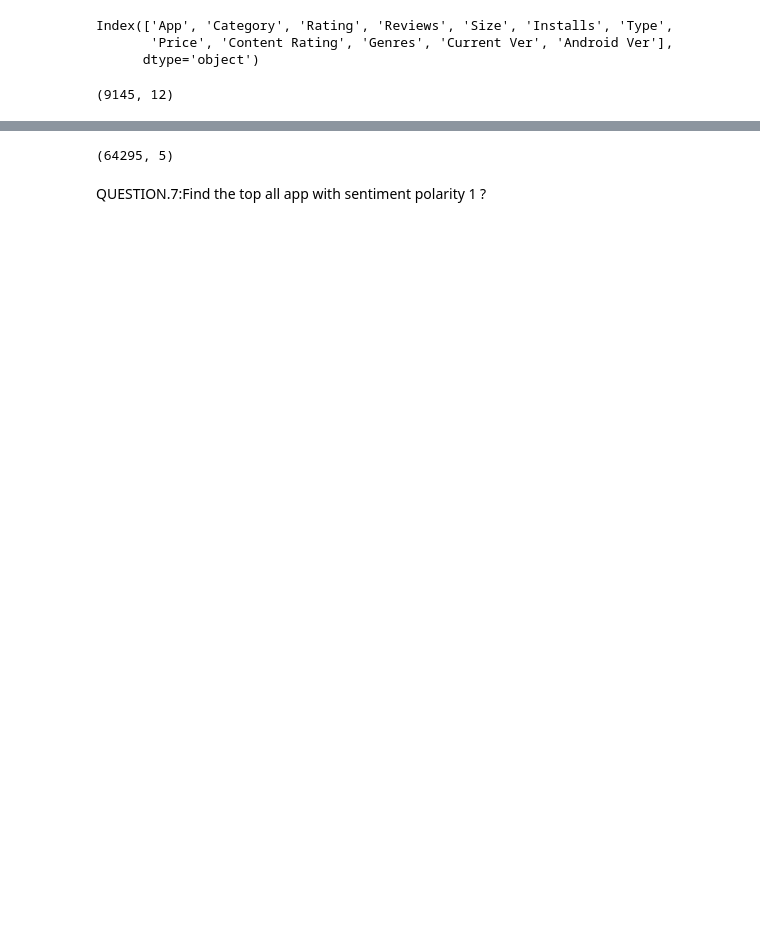
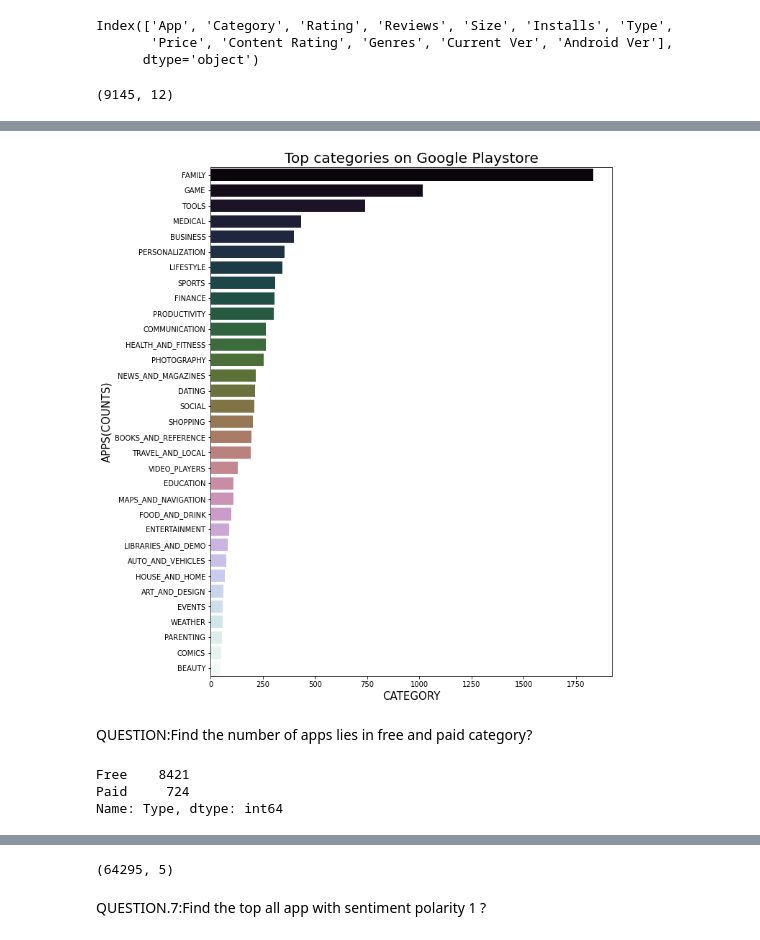
Before and after one commit to Swastik02aug/almabetter-EDA-project, a Jupyter notebook: Play_Store_App_Review_Analysis_Capstone_Project.ipynb, the cells around one changed output, grey strips where cells are left out. Cells and saved outputs as stored; diff of their text form; code cells hidden in the pictures; blank space fills up the shorter version.

```diff
--- a/Play_Store_App_Review_Analysis_Capstone_Project.ipynb
+++ b/Play_Store_App_Review_Analysis_Capstone_Project.ipynb
@@ -249,0 +315,18 @@ psd.shape
+# %%
+plt.figure(figsize=(10,13))
+plt.ylabel('APPS(COUNTS)',size=15);
+plt.xlabel('CATEGORY',size=15);
+graph = sns.barplot(l2, l1,alpha=1, palette= "cubehelix")
+graph.set_title("Top categories on Google Playstore", fontsize = 20);
+# %% [output]
+[figure, added]
+# %% [markdown]
+QUESTION:Find the number of apps lies in free and paid category?
+# %%
+x=psd['Type'].value_counts(sort = True).index
+y=psd['Type'].value_counts(sort = True)
+print(y)
+# %% [output]
+Free    8421
+Paid     724
+Name: Type, dtype: int64
```
Also changed, not shown: parts of 59 cells of this notebook.
